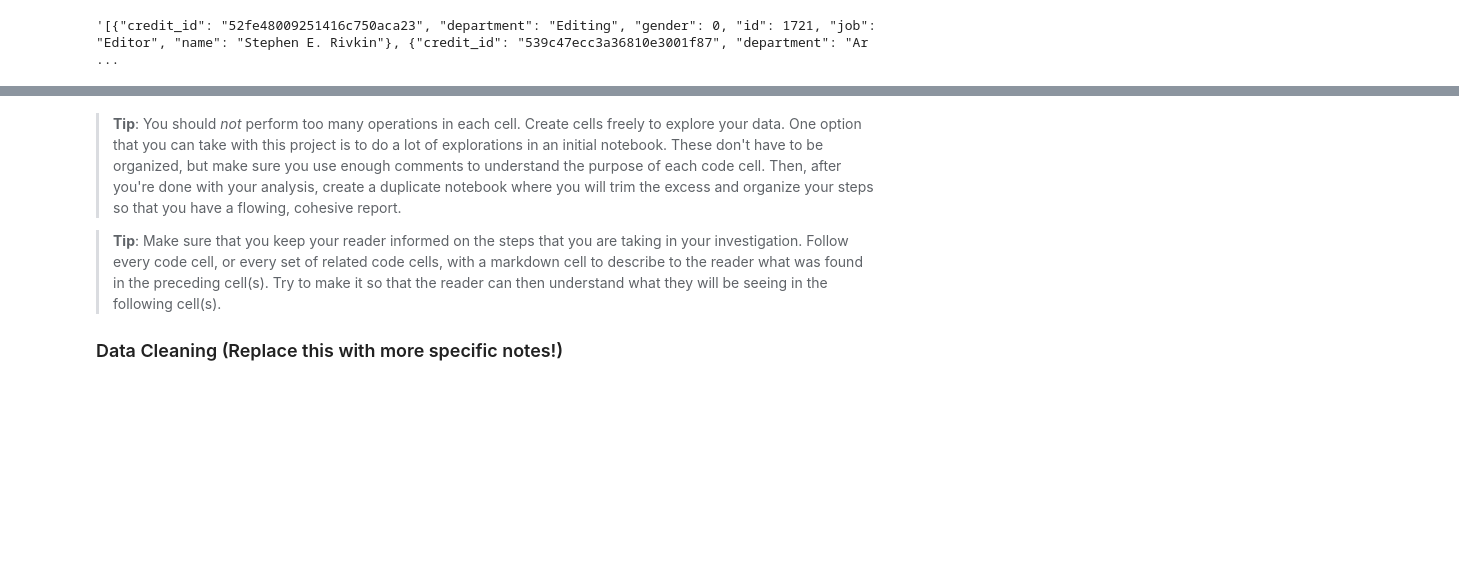
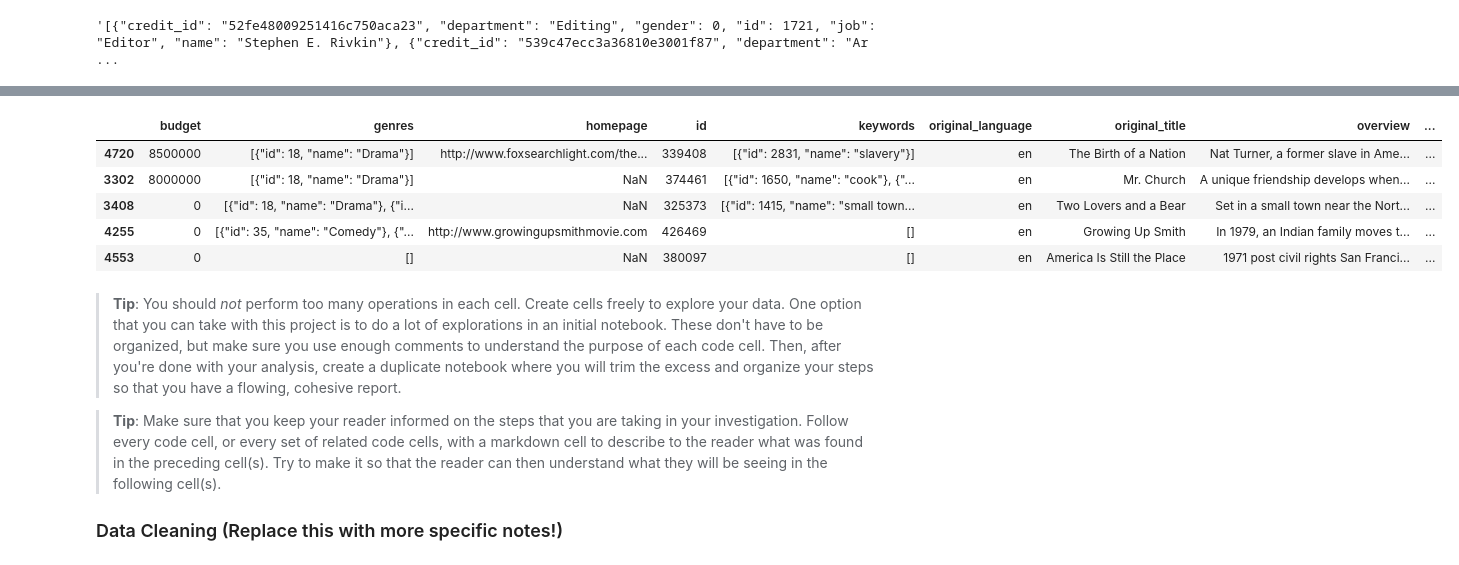
Before and after one commit to moscowjh/tmdb_dataset_analysis, a Jupyter notebook: investigate-a-dataset-template.ipynb, the cells around one changed output, grey strips where cells are left out. Cells and saved outputs as stored; diff of their text form; code cells hidden in the pictures; blank space fills up the shorter version.

```diff
--- a/investigate-a-dataset-template.ipynb
+++ b/investigate-a-dataset-template.ipynb
@@ -122,3 +155,14 @@ df2.loc[0,'crew']
+# %%
+# Sort by Release Date to see release dates of latest movies in dataset
+df3 = df1.sort_values('release_date')
+df3.tail()
+# %% [output]
+|  | budget | genres | homepage | id | keywords | original_language | original_title | overview | ... |
+| 4720 | 8500000 | [{"id": 18, "name": "Drama"}] | http://www.foxsearchlight.com/the... | 339408 | [{"id": 2831, "name": "slavery"}] | en | The Birth of a Nation | Nat Turner, a former slave in Ame... | ... |
+| 3302 | 8000000 | [{"id": 18, "name": "Drama"}] | NaN | 374461 | [{"id": 1650, "name": "cook"}, {"... | en | Mr. Church | A unique friendship develops when... | ... |
+| 3408 | 0 | [{"id": 18, "name": "Drama"}, {"i... | NaN | 325373 | [{"id": 1415, "name": "small town... | en | Two Lovers and a Bear | Set in a small town near the Nort... | ... |
+| 4255 | 0 | [{"id": 35, "name": "Comedy"}, {"... | http://www.growingupsmithmovie.com | 426469 | [] | en | Growing Up Smith | In 1979, an Indian family moves t... | ... |
+| 4553 | 0 | [] | NaN | 380097 | [] | en | America Is Still the Place | 1971 post civil rights San Franci... | ... |
 # %% [markdown]
 > **Tip**: You should _not_ perform too many operations in each cell. Create cells freely to explore your data. One option that you can take with this project is to do a lot of explorations in an initial notebook. These don't have to be organized, but make sure you use enough comments to understand the purpose of each code cell. Then, after you're done with your analysis, create a duplicate notebook where you will trim the excess and organize your steps so that you have a flowing, cohesive report.
 
```
Also changed, not shown: parts of 3 cells of this notebook.
